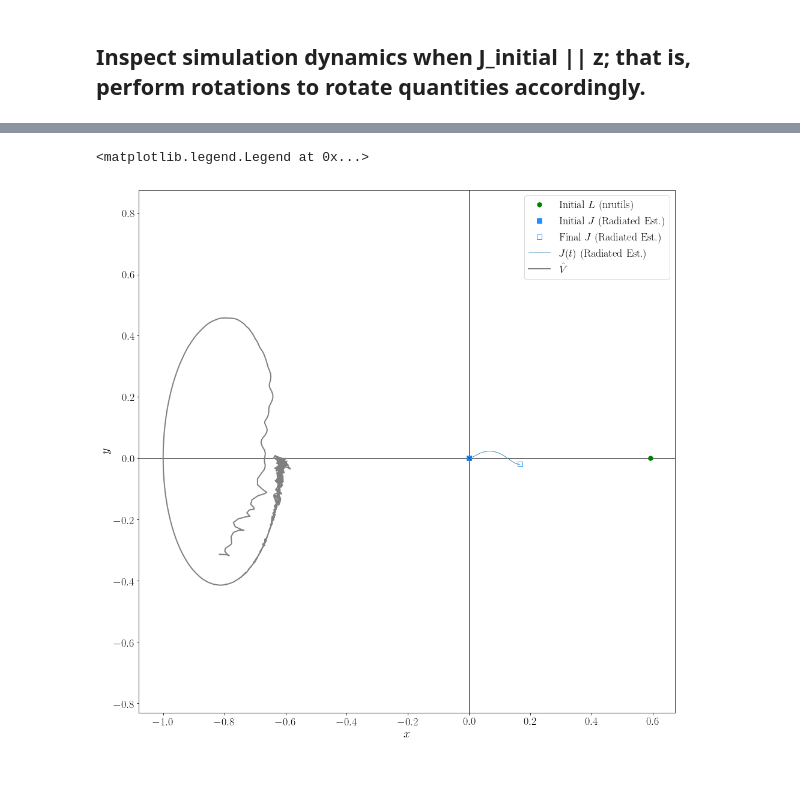
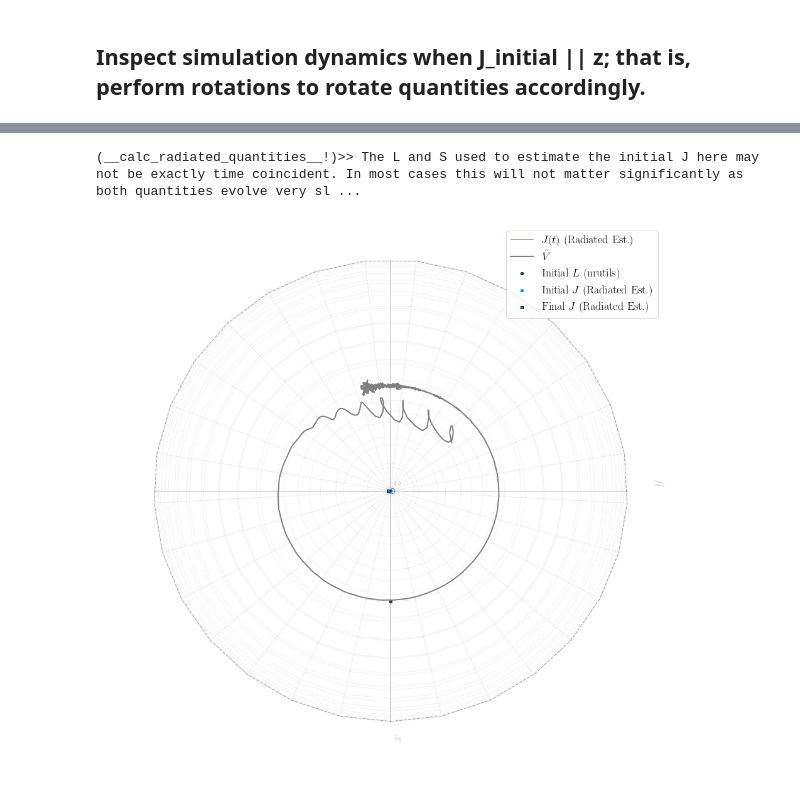
Before and after one commit to llondon6/nrutils_dev, a Jupyter notebook: issues/open/issue3_manipulate_waveform_frame.ipynb, the cells around one changed output, grey strips where cells are left out. Drawn from its saved outputs; the diff is of its cells as text; code cells hidden in the pictures.

Commit message:
updates towards making frame handling consistent in cases where BAM Jz is negative

```diff
--- a/issues/open/issue3_manipulate_waveform_frame.ipynb
+++ b/issues/open/issue3_manipulate_waveform_frame.ipynb
@@ -49,8 +49,8 @@ A = scsearch(institute='bam',keyword='q4a08t120dP1_T_96_360',verbose=True)
 # %% [markdown]
 ### Load waveform data
 # %%
-# y = gwylm( A[0], lmax=2, verbose=True, clean=True, dt=0.8,pad=2000 )
-y = gwylm( A[0], lm=[(2,2)], clean=False, dt=0.5, verbose=True,pad=2000 )
+y_ = gwylm( A[0], lmax=2, verbose=True, clean=True, dt=0.8,pad=2000 )
+# y = gwylm( A[0], lm=[(2,2)], clean=False, dt=0.5, verbose=True,pad=2000 )
 
 # simdir = '/Users/book/MOUNT/tmp/mnt/hogshead/NR_data/ReducedData-hogshead/q2/q2a04t90dPm1_T_96_408/'
 # y = gwylm( simdir, lmax=2, clean=True )
@@ -85,6 +92,10 @@ y.lm[2,2]['strain'].plot(domain='freq')
 ## Inspaect precession dynamics in default simulation frame
 # %% [markdown]
 ### Try to calculate corotating angles
+# %%
+# Perform rotation
+y = y_.copy()
+# y = y_.__rotate_frame_at_all_times__([0,pi,0])
 # %%
 
 # Options
@@ -282,6 +340,11 @@ domain = 'time'
 mp = { (l,m) : ( g[l,m][kind].y if domain in ('t','time') else g[l,m][kind].fd_y ) for l,m in y.lm  }
 domain_vals = g[2,2][kind].t if domain in ('t','time') else g[2,2][kind].f
 
+#
+k = 0
+g.__calc_radiated_quantities__()
+initial_j = g.remnant['J'][k] / linalg.norm( g.remnant['J'][k] )
+
 # Calculate corotating angles using low-level function
-alpha,beta,gamma = calc_coprecessing_angles( mp, domain_vals )
-x,yy,z            = calc_coprecessing_angles( mp, domain_vals, return_xyz=True )
+alpha,beta,gamma = calc_coprecessing_angles( mp, domain_vals, ref_orientation=initial_j )
+x,yy,z           = calc_coprecessing_angles( mp, domain_vals, ref_orientation=initial_j, return_xyz=True )
@@ -340,8 +405,17 @@ ax.set_xlim( [ domain_min, domain_max ] )
 # %%
+#
+# %matplotlib auto
+import matplotlib as mpl
+from mpl_toolkits.mplot3d import Axes3D
+from matplotlib.pyplot import *
 
 #
 fig = figure( figsize=4*figaspect(1) )
+ax = fig.add_subplot(111, projection='3d')
 color = rgb(3)
+
+#
+plot_3d_mesh_sphere( ax, color='k', alpha=0.05, lw=1 )
 
 #
 g.__calc_radiated_quantities__(use_mask=False)
@@ -352,42 +426,57 @@ jfx,jfy,jfz = g.remnant['J'][-1] / linalg.norm( g.remnant['J'][-1] )
 #
 # mask = smoothest_part(alpha, smoothness_radius=80, smoothness_stepsize=3, smooth_length=3, smoothness_tolerance=0.5, unsigned=True)
 # mask = g.remnant['mask'][1:]
 mask = arange( g.startindex+1, g.endindex_by_frequency+1 )
 
 #
-axhline(0,color='k')
-axvline(0,color='k')
+# axhline(0,color='k')
+# axvline(0,color='k')
 
 #
 lx,ly,lz = (g.L1+g.L2)/linalg.norm( g.L1+g.L2 )#
-plot( lx,ly, 'h', color='green', label='Initial $L$ (nrutils)', ms=8 )
+ax.scatter( lx,ly,lz, marker='h', color='green', label='Initial $L$ (nrutils)',edgecolors='k' )
 
 #
-plot( jx,jy, 's', color='dodgerblue', label='Initial $J$ (Radiated Est.)', ms=8 )
-plot( jfx,jfy, 's', mfc='none', color='dodgerblue', label='Final $J$ (Radiated Est.)', ms=8 )
+ax.scatter( jx,jy,jz,marker='o', c='dodgerblue', label='Initial $J$ (Radiated Est.)' )
+ax.scatter( jfx,jfy,jfz,marker='s', c='dodgerblue', label='Final $J$ (Radiated Est.)',edgecolors='k' )
 
 #
-plot( 0,0, 'xk', alpha=0.5 )
+# plot( 0,0, 'xk', alpha=0.5 )
 
 #
 J = g.remnant['J']
 absJ = zeros_like(J)
 for k in range(J.shape[0]):
-    J[k,:] /= linalg.norm(J[k,:])
+    J[k] /= linalg.norm(J[k])
     absJ[k] = J[k]
-plot( J[:,0],J[:,1], label='$J(t)$ (Radiated Est.)' )
+plot( J[:,0],J[:,1],J[:,2], label='$J(t)$ (Radiated Est.)' )
 
 #
-plot( x[mask],yy[mask], lw=2, color='grey', label='$\hat{V}$' )
+plot( x[mask],yy[mask],z[mask], lw=2, color='grey', label='$\hat{V}$' )
 
-axis('equal');
+
+# axis('equal');
 
 #
 xlabel('$x$')
 ylabel('$y$');
 
+# ax.set_xlim([-1,1])
+# ax.set_ylim([-1,1])
+# ax.set_zlim([-1,1])
+
+axlim = 0.64*array([-1,1])
+ax.set_xlim(axlim)
+ax.set_ylim(axlim)
+ax.set_zlim(axlim)
+
+axis('off')
+
 #
 legend( loc=1, frameon=True )
+
+#
+ax.view_init(90,0)
 # %% [output]
-<matplotlib.legend.Legend at 0x...>
+(__calc_radiated_quantities__!)>> The L and S used to estimate the initial J here may not be exactly time coincident. In most cases this will not matter significantly as both quantities evolve very sl ...
-[figure, old version]
+[figure, new version]
```
Also changed, not shown: parts of 15 cells of this notebook, 7 other files.
